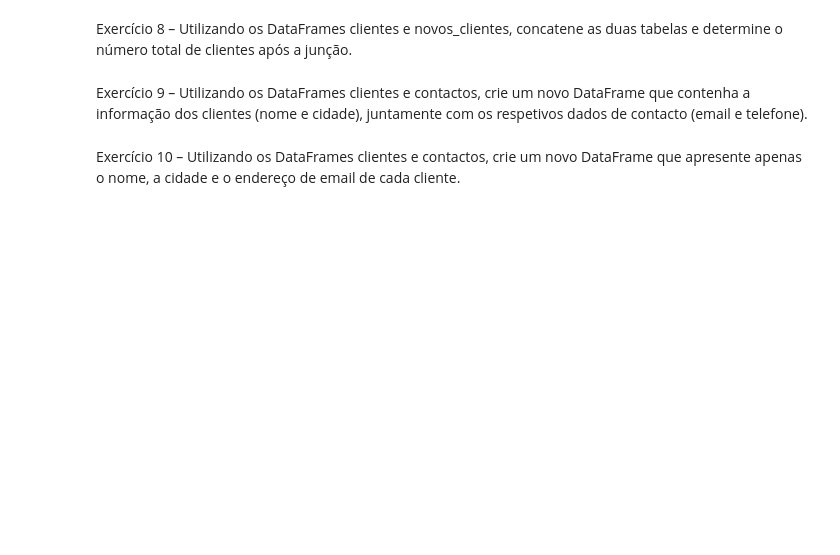
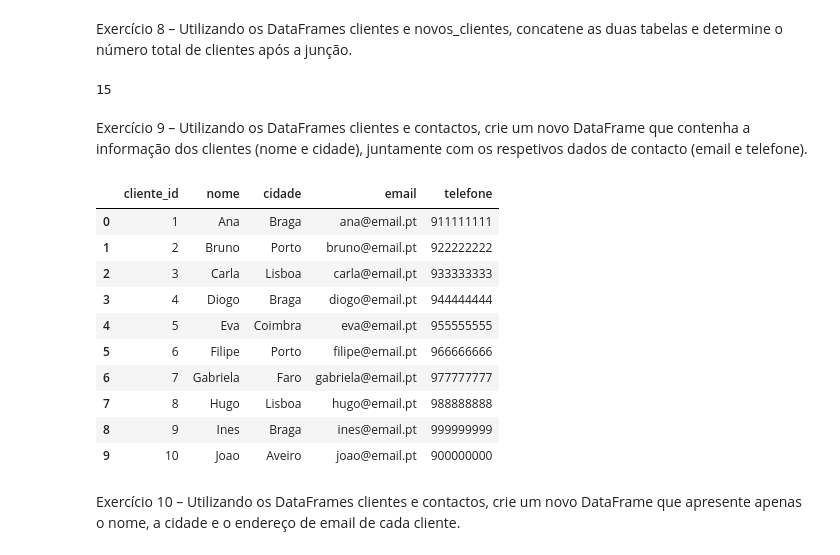
Before and after one commit to SirRick76/Projetos_PTL, a Jupyter notebook: FichadeTrabalho/FichadeTrabalho.ipynb, the cells around one changed output. Cells and saved outputs as stored; diff of their text form; code cells hidden in the pictures; blank space fills up the shorter version.

```diff
--- a/FichadeTrabalho/FichadeTrabalho.ipynb
+++ b/FichadeTrabalho/FichadeTrabalho.ipynb
@@ -150,9 +195,29 @@ clientes existentes nas duas tabelas, sem perder qualquer registo.
 # %% [markdown]
 Exercício 8 – Utilizando os DataFrames clientes e novos_clientes, concatene as duas tabelas e determine o número
 total de clientes após a junção.
+# %%
+ex8=pd.concat([clientes,novos_clientes])
+len(ex8)
+# %% [output]
+15
 # %% [markdown]
 Exercício 9 – Utilizando os DataFrames clientes e contactos, crie um novo DataFrame que contenha a informação
 dos clientes (nome e cidade), juntamente com os respetivos dados de contacto (email e telefone).
+# %%
+ex9=pd.merge(clientes,contactos,on="cliente_id")
+ex9
+# %% [output]
+|  | cliente_id | nome | cidade | email | telefone |
+| 0 | 1 | Ana | Braga | ana@email.pt | 911111111 |
+| 1 | 2 | Bruno | Porto | bruno@email.pt | 922222222 |
+| 2 | 3 | Carla | Lisboa | carla@email.pt | 933333333 |
+| 3 | 4 | Diogo | Braga | diogo@email.pt | 944444444 |
+| 4 | 5 | Eva | Coimbra | eva@email.pt | 955555555 |
+| 5 | 6 | Filipe | Porto | filipe@email.pt | 966666666 |
+| 6 | 7 | Gabriela | Faro | gabriela@email.pt | 977777777 |
+| 7 | 8 | Hugo | Lisboa | hugo@email.pt | 988888888 |
+| 8 | 9 | Ines | Braga | ines@email.pt | 999999999 |
+| 9 | 10 | Joao | Aveiro | joao@email.pt | 900000000 |
 # %% [markdown]
 Exercício 10 – Utilizando os DataFrames clientes e contactos, crie um novo DataFrame que apresente apenas o nome,
 a cidade e o endereço de email de cada cliente.
```
Also changed, not shown: parts of 14 cells of this notebook, 6 other files.
